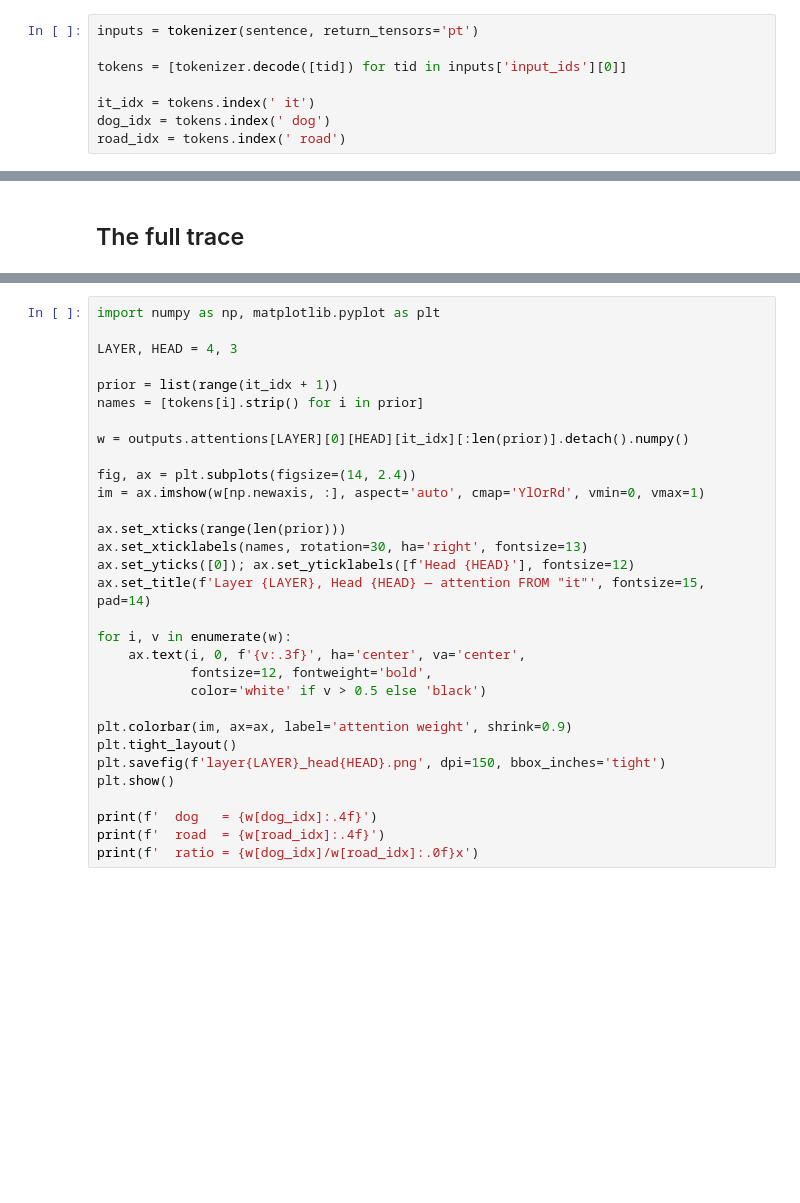
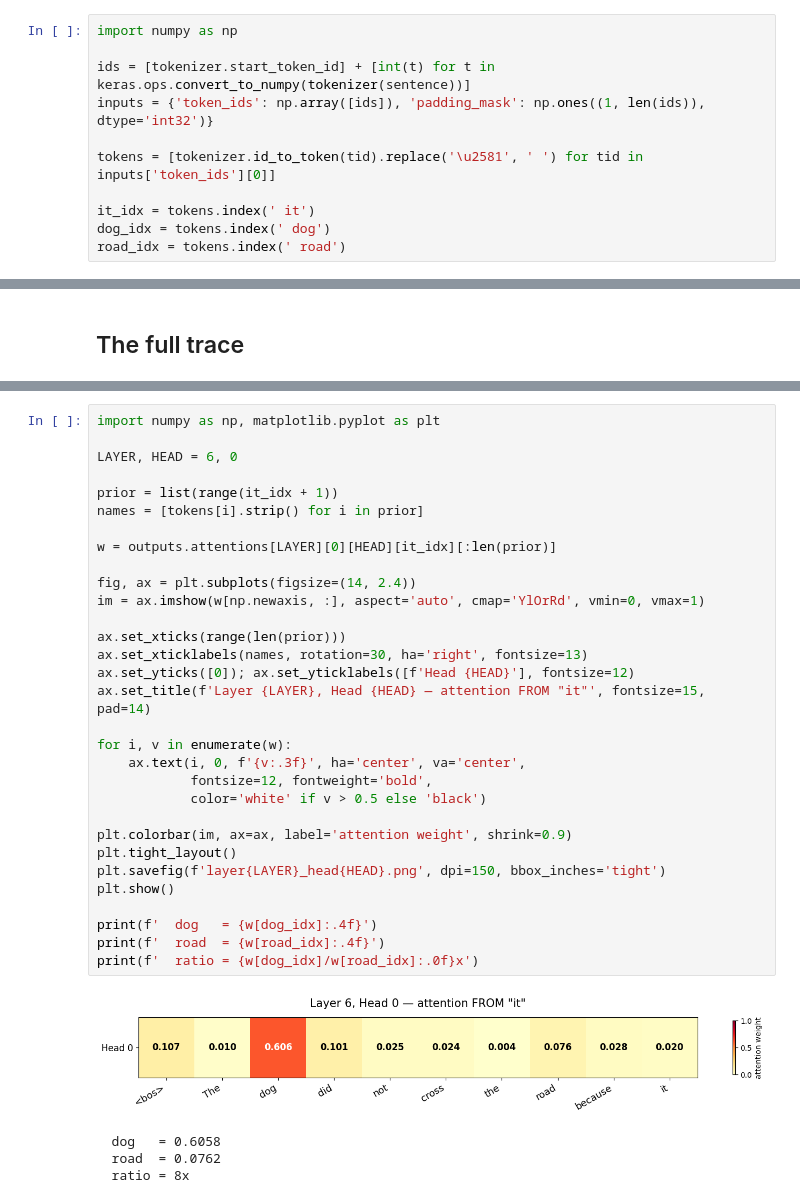
Before and after one commit to busycaesar/Attention_Attention_Everywhere, a Jupyter notebook: QKV.ipynb, the cells around one changed output, grey strips where cells are left out. Drawn from its saved outputs; the diff is of its cells as text; blank space fills up the shorter version.

```diff
--- a/QKV.ipynb
+++ b/QKV.ipynb
@@ -11,9 +25,12 @@ model.eval()
 # %%
 sentence = 'The dog did not cross the road because it was'
 # %%
-inputs = tokenizer(sentence, return_tensors='pt')
+import numpy as np
 
-tokens = [tokenizer.decode([tid]) for tid in inputs['input_ids'][0]]
+ids = [tokenizer.start_token_id] + [int(t) for t in keras.ops.convert_to_numpy(tokenizer(sentence))]
+inputs = {'token_ids': np.array([ids]), 'padding_mask': np.ones((1, len(ids)), dtype='int32')}
+
+tokens = [tokenizer.id_to_token(tid).replace('\u2581', ' ') for tid in inputs['token_ids'][0]]
 
 it_idx = tokens.index(' it')
 dog_idx = tokens.index(' dog')
@@ -229,31 +316,36 @@ plt.show()
 # %%
 import numpy as np, matplotlib.pyplot as plt
 
-LAYER, HEAD = 4, 3
+LAYER, HEAD = 6, 0
 
 prior = list(range(it_idx + 1))
 names = [tokens[i].strip() for i in prior]
 
-w = outputs.attentions[LAYER][0][HEAD][it_idx][:len(prior)].detach().numpy()
+w = outputs.attentions[LAYER][0][HEAD][it_idx][:len(prior)]
 
 fig, ax = plt.subplots(figsize=(14, 2.4))
 im = ax.imshow(w[np.newaxis, :], aspect='auto', cmap='YlOrRd', vmin=0, vmax=1)
 
 ax.set_xticks(range(len(prior)))
 ax.set_xticklabels(names, rotation=30, ha='right', fontsize=13)
 ax.set_yticks([0]); ax.set_yticklabels([f'Head {HEAD}'], fontsize=12)
 ax.set_title(f'Layer {LAYER}, Head {HEAD} — attention FROM "it"', fontsize=15, pad=14)
 
 for i, v in enumerate(w):
     ax.text(i, 0, f'{v:.3f}', ha='center', va='center',
             fontsize=12, fontweight='bold',
             color='white' if v > 0.5 else 'black')
 
 plt.colorbar(im, ax=ax, label='attention weight', shrink=0.9)
 plt.tight_layout()
 plt.savefig(f'layer{LAYER}_head{HEAD}.png', dpi=150, bbox_inches='tight')
 plt.show()
 
 print(f'  dog   = {w[dog_idx]:.4f}')
 print(f'  road  = {w[road_idx]:.4f}')
 print(f'  ratio = {w[dog_idx]/w[road_idx]:.0f}x')
+# %% [output]
+[figure, added]
+  dog   = 0.6058
+  road  = 0.0762
+  ratio = 8x
```
Also changed, not shown: parts of 11 cells of this notebook.
